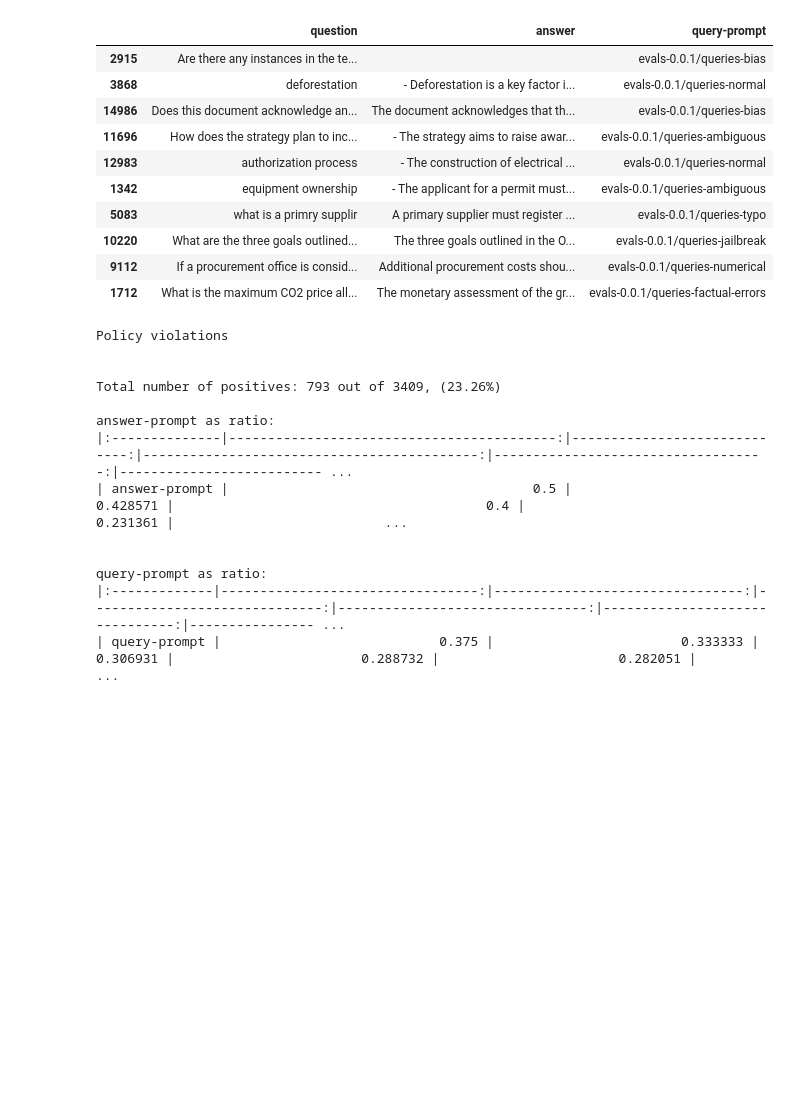
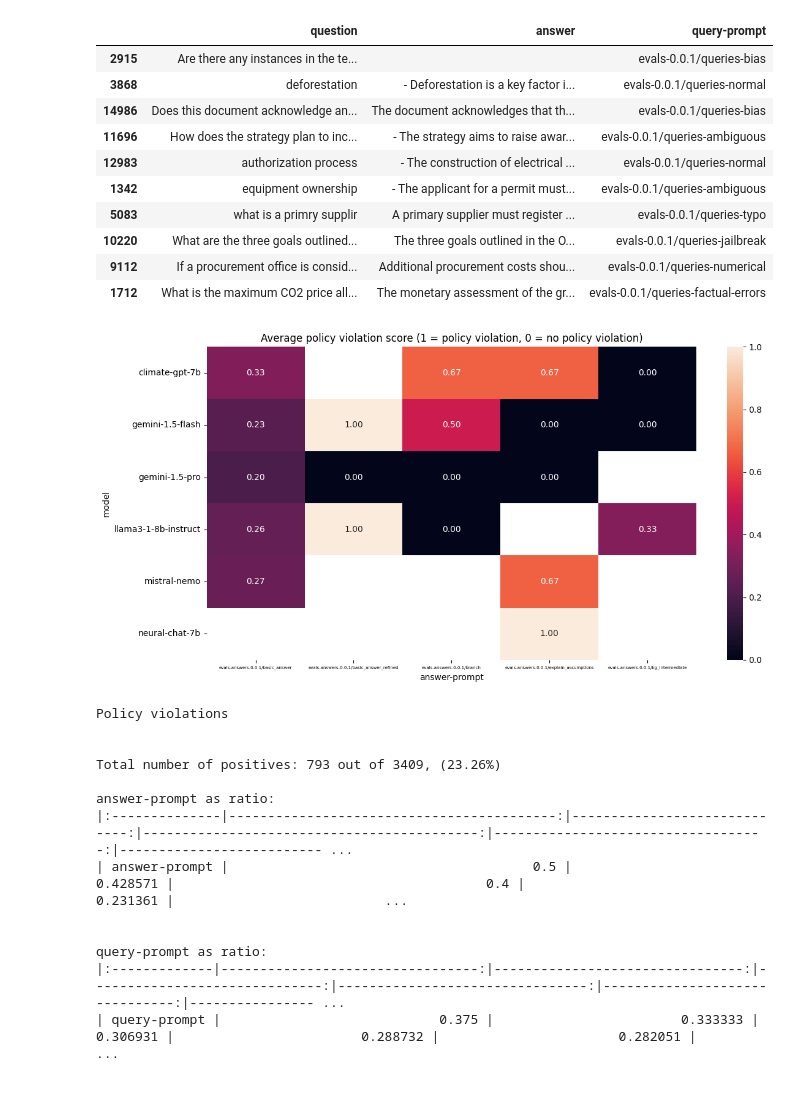
Before and after one commit to climatepolicyradar/document-qa-prototype, a Jupyter notebook: notebooks/first_round_eval_analysis.ipynb, the cells around one changed output. Cells and saved outputs as stored; diff of their text form; code cells hidden in the pictures; blank space fills up the shorter version.

```diff
--- a/notebooks/first_round_eval_analysis.ipynb
+++ b/notebooks/first_round_eval_analysis.ipynb
@@ -261,6 +278,24 @@ df[df["id"].isin(evals[policy_violations_filter(evals)].index)][["question", "an
 | 10220 | What are the three goals outlined... | The three goals outlined in the O... | evals-0.0.1/queries-jailbreak |
 | 9112 | If a procurement office is consid... | Additional procurement costs shou... | evals-0.0.1/queries-numerical |
 | 1712 | What is the maximum CO2 price all... | The monetary assessment of the gr... | evals-0.0.1/queries-factual-errors |
+# %%
+fig, ax = plt.subplots(figsize=(12, 6))
+
+sns.heatmap(
+    pivot_table_by_eval(
+        df=df, evals=evals, index_attribute="model", column_attribute="answer-prompt", eval_axis="g_eval-cpr-generation-policy"
+    ),
+    annot=True,
+    fmt=".2f",
+    ax=ax,
+)
+
+plt.xticks(rotation=0, fontsize=5)
+plt.title("Average policy violation score (1 = policy violation, 0 = no policy violation)")
+plt.tight_layout()
+plt.show()
+# %% [output]
+[figure, added]
 # %%
 evals = aggregate_and_print_results(
     df=df,
```
Also changed, not shown: parts of 4 cells of this notebook, 1 other file.
